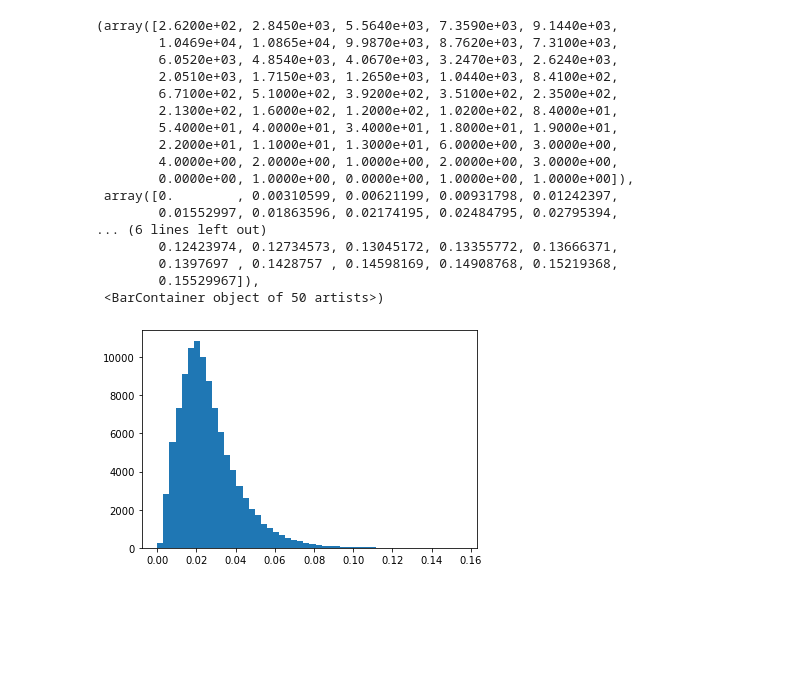
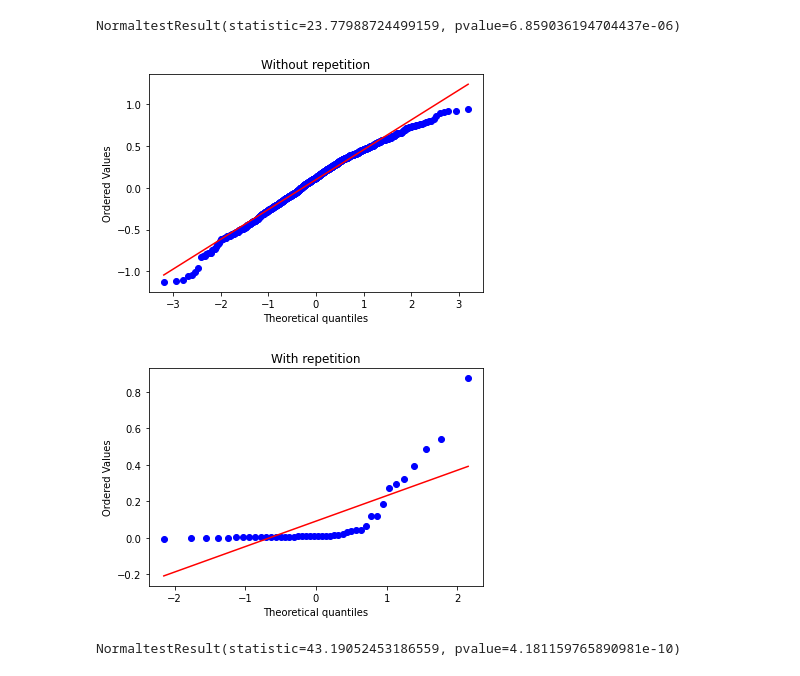
Before and after one commit to gersonfoks/master-thesis, a Jupyter notebook: exploring the dataset.ipynb, the cells around one changed output. Saved outputs shown, nothing was run; the diff lists cells and outputs as text; code cells hidden in the pictures; blank space fills up the shorter version.

```diff
--- a/exploring the dataset.ipynb
+++ b/exploring the dataset.ipynb
@@ -43,21 +55,0 @@ plt.hist(dataset["avg"], bins=50)
-# %%
-plt.hist(dataset["std"], bins=50)
-# %% [output]
-(array([2.6200e+02, 2.8450e+03, 5.5640e+03, 7.3590e+03, 9.1440e+03,
-        1.0469e+04, 1.0865e+04, 9.9870e+03, 8.7620e+03, 7.3100e+03,
-        6.0520e+03, 4.8540e+03, 4.0670e+03, 3.2470e+03, 2.6240e+03,
-        2.0510e+03, 1.7150e+03, 1.2650e+03, 1.0440e+03, 8.4100e+02,
-        6.7100e+02, 5.1000e+02, 3.9200e+02, 3.5100e+02, 2.3500e+02,
-        2.1300e+02, 1.6000e+02, 1.2000e+02, 1.0200e+02, 8.4000e+01,
-        5.4000e+01, 4.0000e+01, 3.4000e+01, 1.8000e+01, 1.9000e+01,
-        2.2000e+01, 1.1000e+01, 1.3000e+01, 6.0000e+00, 3.0000e+00,
-        4.0000e+00, 2.0000e+00, 1.0000e+00, 2.0000e+00, 3.0000e+00,
-        0.0000e+00, 1.0000e+00, 0.0000e+00, 1.0000e+00, 1.0000e+00]),
- array([0.        , 0.00310599, 0.00621199, 0.00931798, 0.01242397,
-        0.01552997, 0.01863596, 0.02174195, 0.02484795, 0.02795394,
-... (6 lines left out)
-        0.12423974, 0.12734573, 0.13045172, 0.13355772, 0.13666371,
-        0.1397697 , 0.1428757 , 0.14598169, 0.14908768, 0.15219368,
-        0.15529967]),
- <BarContainer object of 50 artists>)
-[figure, removed]
@@ -63,0 +58,24 @@ plt.hist(dataset["std"], bins=50)
+# %%
+stats.normaltest(utilities)
+# %% [output]
+NormaltestResult(statistic=23.77988724499159, pvalue=6.859036194704437e-06)
+# %%
+import matplotlib.pyplot as plt
+import pylab
+stats.probplot(utilities, dist="norm", plot=pylab, )
+plt.title("Without repetition")
+pylab.show()
+# %% [output]
+[figure, added]
+# %%
+import matplotlib.pyplot as plt
+import pylab
+stats.probplot(utilities_repeated, dist="norm", plot=pylab, )
+plt.title("With repetition")
+pylab.show()
+# %% [output]
+[figure, added]
+# %%
+stats.normaltest(utilities_repeated)
+# %% [output]
+NormaltestResult(statistic=43.19052453186559, pvalue=4.181159765890981e-10)
```
Also changed, not shown: parts of 7 cells of this notebook, 13 other files.
